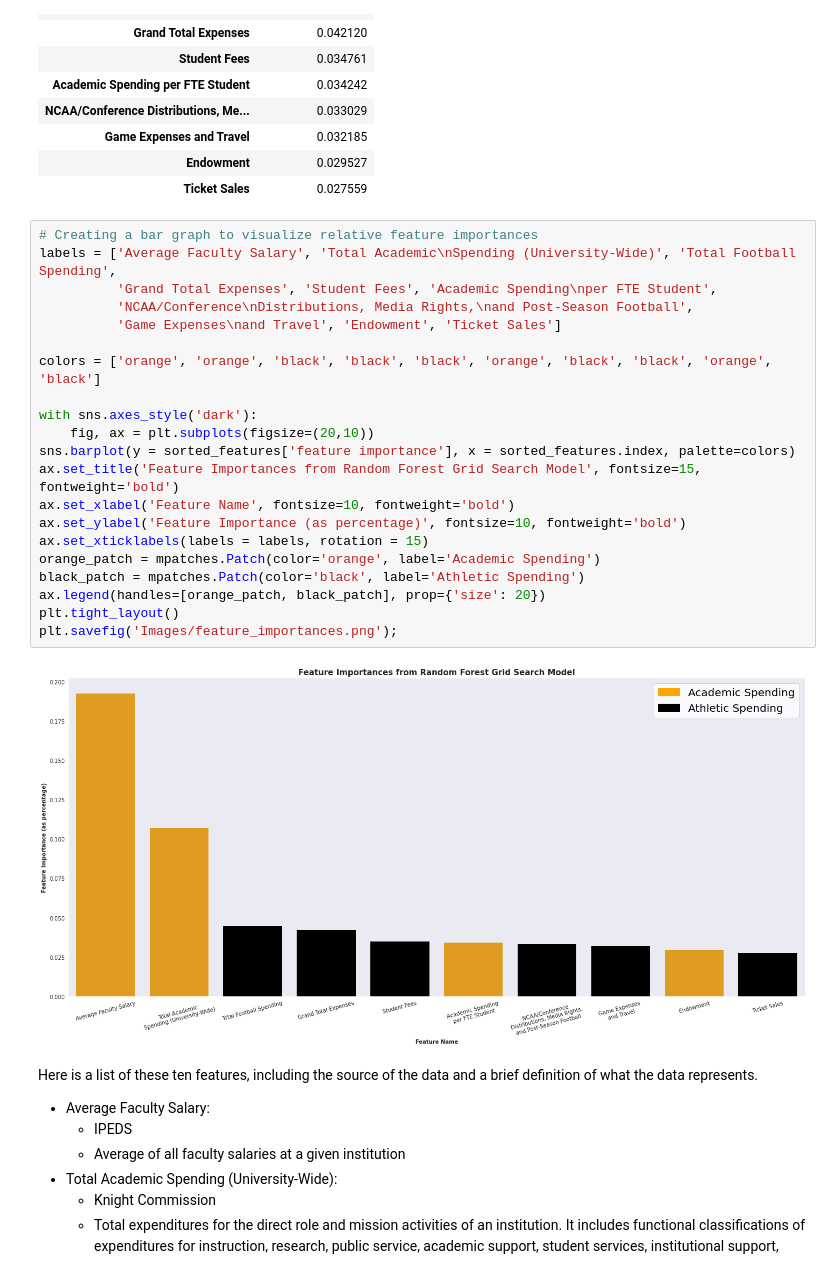
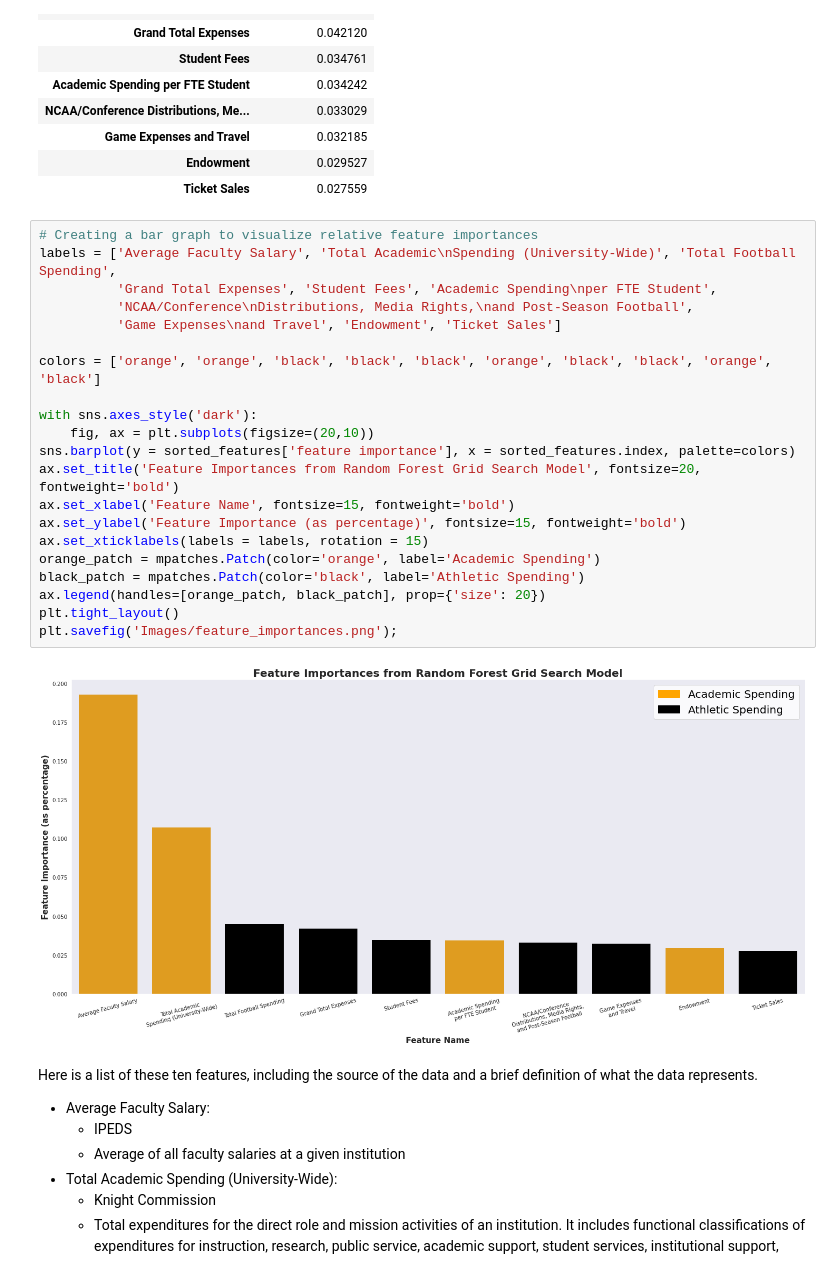
Before and after one commit to Shoemaker703/college_retention, a Jupyter notebook: Summary Notebook.ipynb, the cells around one changed output. Drawn from its saved outputs; the diff is of its cells as text.

```diff
--- a/Summary Notebook.ipynb
+++ b/Summary Notebook.ipynb
@@ -856,26 +856,26 @@ sorted_features
 # %%
 # Creating a bar graph to visualize relative feature importances
 labels = ['Average Faculty Salary', 'Total Academic\nSpending (University-Wide)', 'Total Football Spending',
           'Grand Total Expenses', 'Student Fees', 'Academic Spending\nper FTE Student',
           'NCAA/Conference\nDistributions, Media Rights,\nand Post-Season Football',
           'Game Expenses\nand Travel', 'Endowment', 'Ticket Sales']
 
 colors = ['orange', 'orange', 'black', 'black', 'black', 'orange', 'black', 'black', 'orange', 'black']
 
 with sns.axes_style('dark'):
     fig, ax = plt.subplots(figsize=(20,10))
 sns.barplot(y = sorted_features['feature importance'], x = sorted_features.index, palette=colors)
-ax.set_title('Feature Importances from Random Forest Grid Search Model', fontsize=15, fontweight='bold')
-ax.set_xlabel('Feature Name', fontsize=10, fontweight='bold')
-ax.set_ylabel('Feature Importance (as percentage)', fontsize=10, fontweight='bold')
+ax.set_title('Feature Importances from Random Forest Grid Search Model', fontsize=20, fontweight='bold')
+ax.set_xlabel('Feature Name', fontsize=15, fontweight='bold')
+ax.set_ylabel('Feature Importance (as percentage)', fontsize=15, fontweight='bold')
 ax.set_xticklabels(labels = labels, rotation = 15)
 orange_patch = mpatches.Patch(color='orange', label='Academic Spending')
 black_patch = mpatches.Patch(color='black', label='Athletic Spending')
 ax.legend(handles=[orange_patch, black_patch], prop={'size': 20})
 plt.tight_layout()
 plt.savefig('Images/feature_importances.png');
 # %% [output]
-[figure, old version]
+[figure, new version]
 # %% [markdown]
 Here is a list of these ten features, including the source of the data and a brief definition of what the data represents.
 
```
Also changed, not shown: parts of 4 cells of this notebook, 2 other files.
